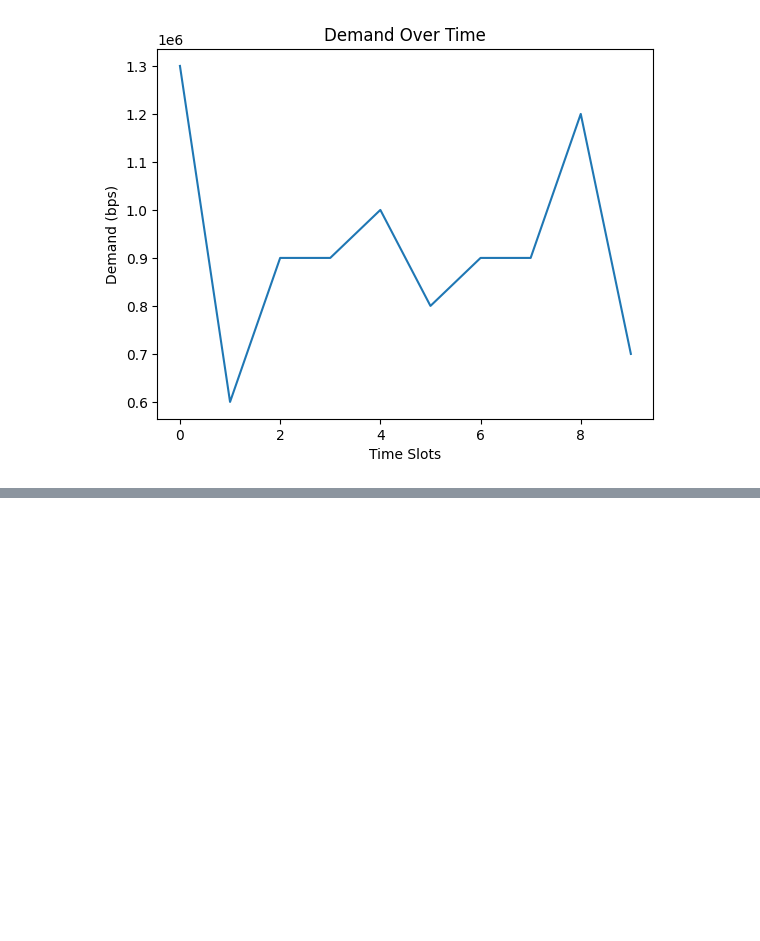
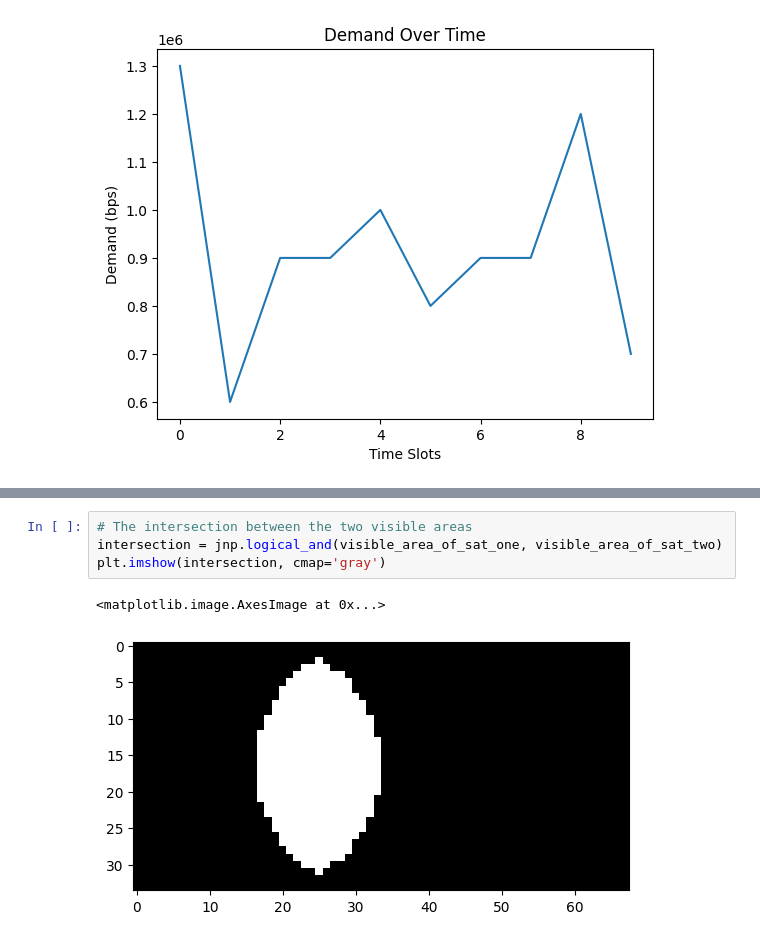
Before and after one commit to AppelEater/P10masters, a Jupyter notebook: investigation_of_demand_over_time.ipynb, the cells around one changed output, grey strips where cells are left out. Drawn from its saved outputs; the diff is of its cells as text; blank space fills up the shorter version.

```diff
--- a/investigation_of_demand_over_time.ipynb
+++ b/investigation_of_demand_over_time.ipynb
@@ -149,0 +228,7 @@ pl.
+# %%
+# The intersection between the two visible areas
+intersection = jnp.logical_and(visible_area_of_sat_one, visible_area_of_sat_two)
+plt.imshow(intersection, cmap='gray')
+# %% [output]
+<matplotlib.image.AxesImage at 0x...>
+[figure, added]
```
Also changed, not shown: parts of 8 cells of this notebook, 2 other files.
